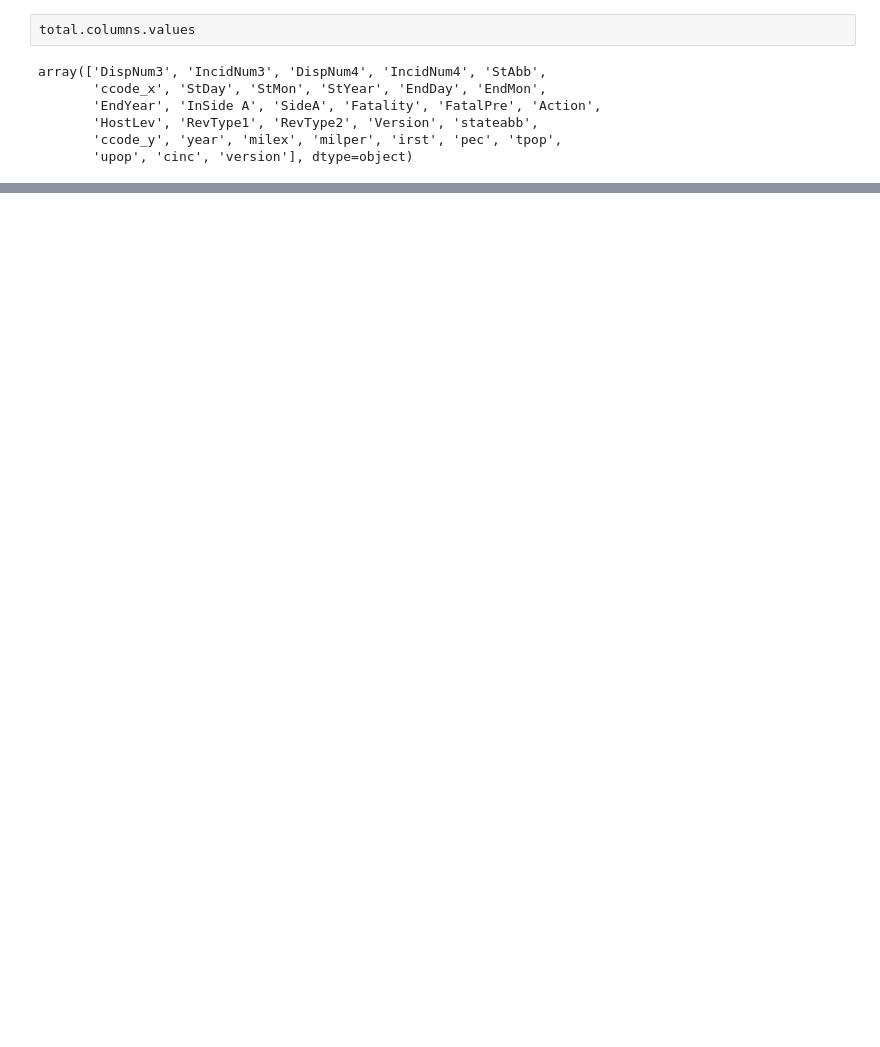
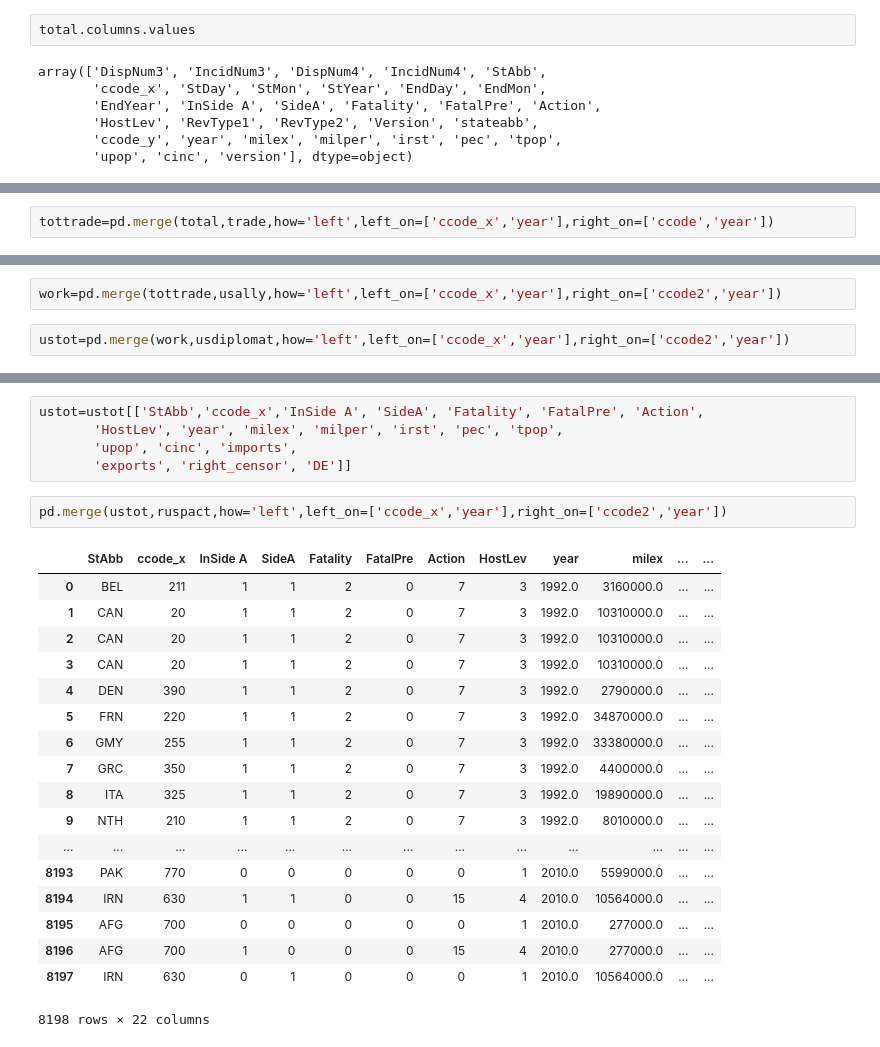
Before and after one commit to denisdunn/conflict_peace, a Jupyter notebook: conflicts_project.ipynb, the cells around one changed output, grey strips where cells are left out. Cells and saved outputs as stored; diff of their text form; blank space fills up the shorter version.

```diff
--- a/conflicts_project.ipynb
+++ b/conflicts_project.ipynb
@@ -109,0 +147,2 @@ Name: HostLev, dtype: int64
+# %%
+tottrade=pd.merge(total,trade,how='left',left_on=['ccode_x','year'],right_on=['ccode','year'])
@@ -109,0 +159,4 @@ Name: HostLev, dtype: int64
+# %%
+work=pd.merge(tottrade,usally,how='left',left_on=['ccode_x','year'],right_on=['ccode2','year'])
+# %%
+ustot=pd.merge(work,usdiplomat,how='left',left_on=['ccode_x','year'],right_on=['ccode2','year'])
@@ -109,0 +174,26 @@ Name: HostLev, dtype: int64
+# %%
+ustot=ustot[['StAbb','ccode_x','InSide A', 'SideA', 'Fatality', 'FatalPre', 'Action',
+       'HostLev', 'year', 'milex', 'milper', 'irst', 'pec', 'tpop',
+       'upop', 'cinc', 'imports',
+       'exports', 'right_censor', 'DE']]
+# %%
+pd.merge(ustot,ruspact,how='left',left_on=['ccode_x','year'],right_on=['ccode2','year'])
+# %% [output]
+|  | StAbb | ccode_x | InSide A | SideA | Fatality | FatalPre | Action | HostLev | year | milex | ... | ... |
+| 0 | BEL | 211 | 1 | 1 | 2 | 0 | 7 | 3 | 1992.0 | 3160000.0 | ... | ... |
+| 1 | CAN | 20 | 1 | 1 | 2 | 0 | 7 | 3 | 1992.0 | 10310000.0 | ... | ... |
+| 2 | CAN | 20 | 1 | 1 | 2 | 0 | 7 | 3 | 1992.0 | 10310000.0 | ... | ... |
+| 3 | CAN | 20 | 1 | 1 | 2 | 0 | 7 | 3 | 1992.0 | 10310000.0 | ... | ... |
+| 4 | DEN | 390 | 1 | 1 | 2 | 0 | 7 | 3 | 1992.0 | 2790000.0 | ... | ... |
+| 5 | FRN | 220 | 1 | 1 | 2 | 0 | 7 | 3 | 1992.0 | 34870000.0 | ... | ... |
+| 6 | GMY | 255 | 1 | 1 | 2 | 0 | 7 | 3 | 1992.0 | 33380000.0 | ... | ... |
+| 7 | GRC | 350 | 1 | 1 | 2 | 0 | 7 | 3 | 1992.0 | 4400000.0 | ... | ... |
+| 8 | ITA | 325 | 1 | 1 | 2 | 0 | 7 | 3 | 1992.0 | 19890000.0 | ... | ... |
+| 9 | NTH | 210 | 1 | 1 | 2 | 0 | 7 | 3 | 1992.0 | 8010000.0 | ... | ... |
+| ... | ... | ... | ... | ... | ... | ... | ... | ... | ... | ... | ... | ... |
+| 8193 | PAK | 770 | 0 | 0 | 0 | 0 | 0 | 1 | 2010.0 | 5599000.0 | ... | ... |
+| 8194 | IRN | 630 | 1 | 1 | 0 | 0 | 15 | 4 | 2010.0 | 10564000.0 | ... | ... |
+| 8195 | AFG | 700 | 0 | 0 | 0 | 0 | 0 | 1 | 2010.0 | 277000.0 | ... | ... |
+| 8196 | AFG | 700 | 1 | 0 | 0 | 0 | 15 | 4 | 2010.0 | 277000.0 | ... | ... |
+| 8197 | IRN | 630 | 0 | 1 | 0 | 0 | 0 | 1 | 2010.0 | 10564000.0 | ... | ... |
+8198 rows × 22 columns
```
Also changed, not shown: parts of 30 cells of this notebook, 1 other file.
